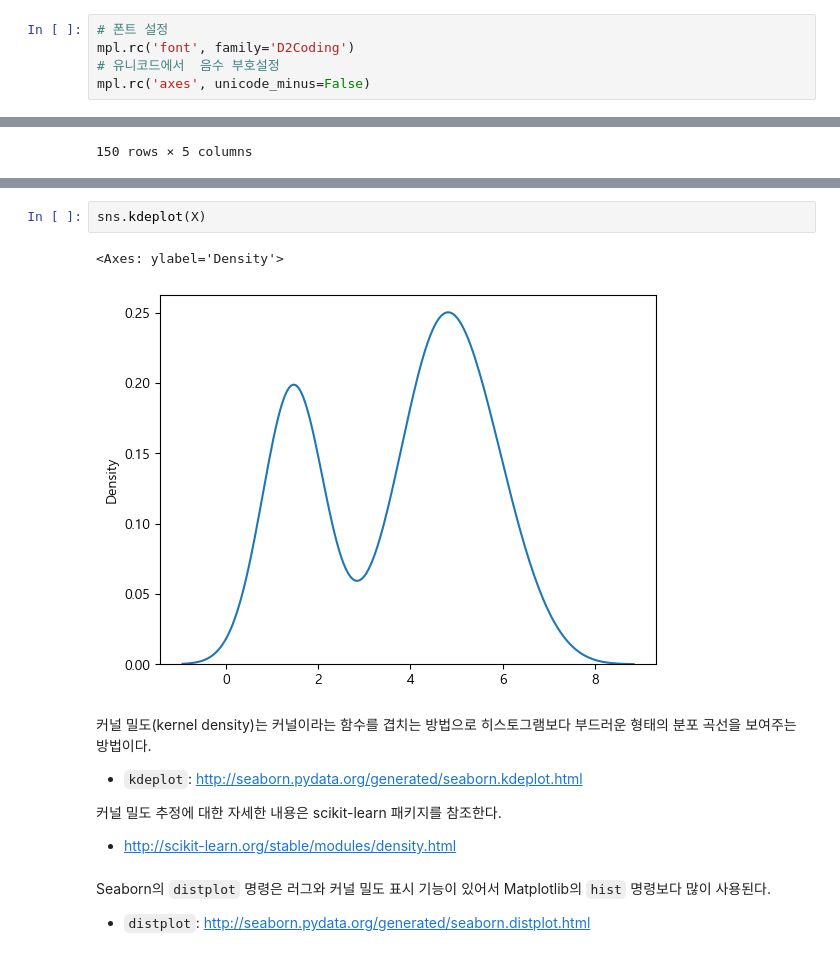
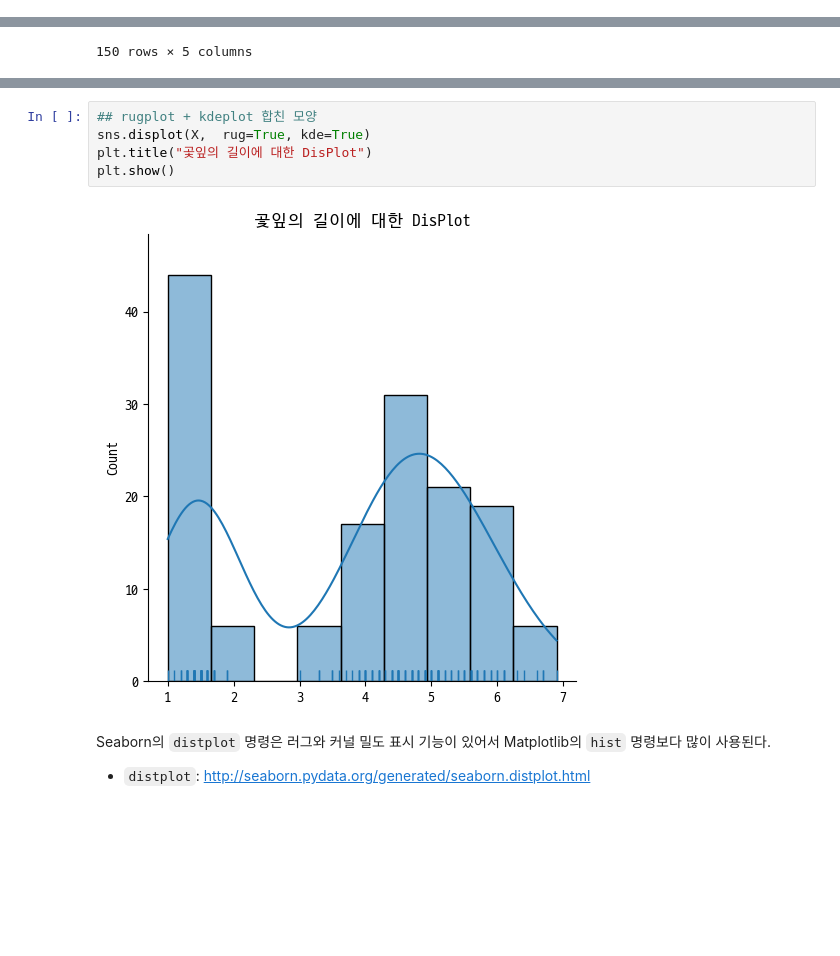
Before and after one commit to pnow7/Python-Practice, a Jupyter notebook: jupyter/[데이터분석] 4. Seaborn.ipynb, the cells around one changed output, grey strips where cells are left out. Drawn from its saved outputs; the diff is of its cells as text; blank space fills up the shorter version.

```diff
--- a/jupyter/[데이터분석] 4. Seaborn.ipynb
+++ b/jupyter/[데이터분석] 4. Seaborn.ipynb
@@ -44,5 +216,0 @@ rugplot: http://seaborn.pydata.org/generated/seaborn.rugplot.html
-# %%
-# 폰트 설정
-mpl.rc('font', family='D2Coding')
-# 유니코드에서  음수 부호설정
-mpl.rc('axes', unicode_minus=False)
@@ -106,16 +249,10 @@ sns.rugplot(X)
-# %%
-sns.kdeplot(X)
-# %% [output]
-<Axes: ylabel='Density'>
-[figure, removed]
-# %% [markdown]
-커널 밀도(kernel density)는 커널이라는 함수를 겹치는 방법으로 히스토그램보다 부드러운 형태의 분포 곡선을 보여주는 방법이다.
-
-* `kdeplot`: http://seaborn.pydata.org/generated/seaborn.kdeplot.html
-
-커널 밀도 추정에 대한 자세한 내용은 scikit-learn 패키지를 참조한다.
-
-* http://scikit-learn.org/stable/modules/density.html
+# %%
+## rugplot + kdeplot 합친 모양
+sns.displot(X,  rug=True, kde=True)
+plt.title("곷잎의 길이에 대한 DisPlot")
+plt.show()
+# %% [output]
+[figure, added]
 # %% [markdown]
 Seaborn의 `distplot` 명령은 러그와 커널 밀도 표시 기능이 있어서 Matplotlib의 `hist` 명령보다 많이 사용된다.
 
```
Also changed, not shown: parts of 64 cells of this notebook.
